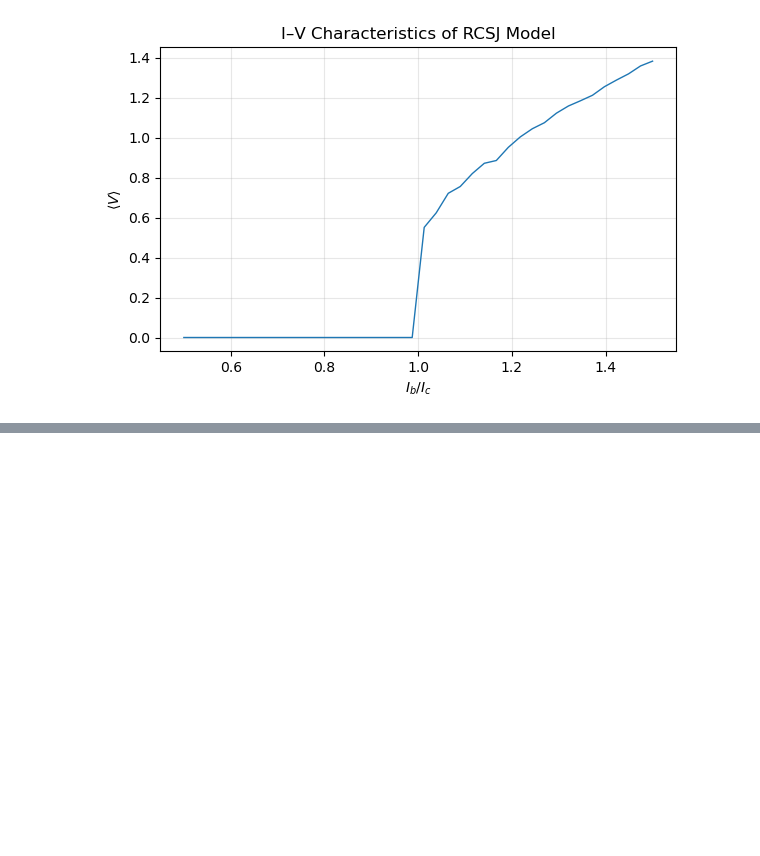
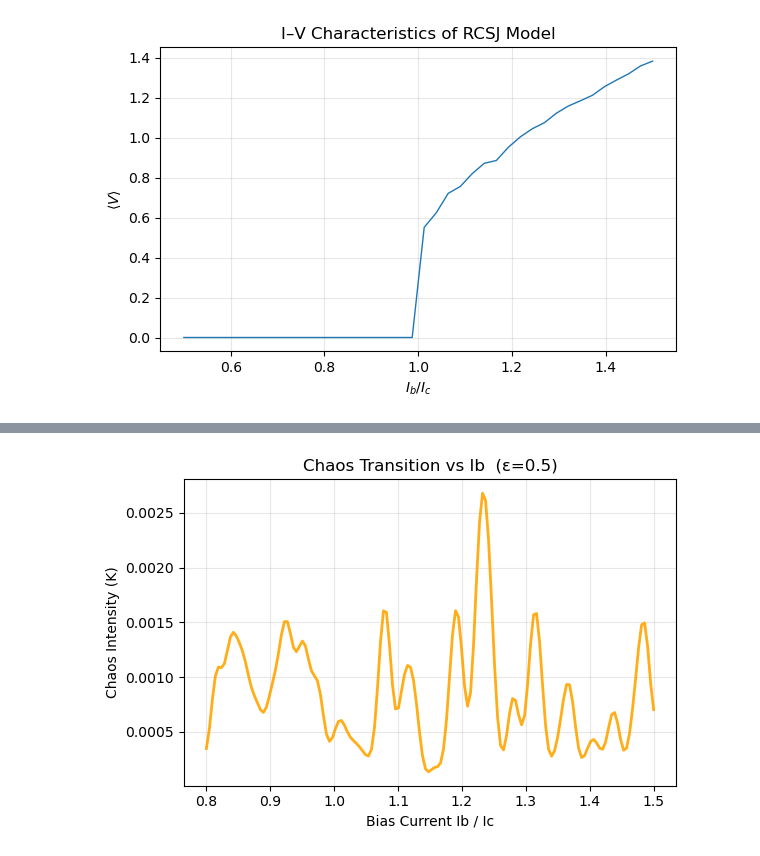
Before and after one commit to ehdwns0621-bot/Coupled-RCSJ-equations-for-a-DC_SQUID, a Jupyter notebook: 발표1.ipynb, the cells around one changed output, grey strips where cells are left out. Drawn from its saved outputs; the diff is of its cells as text; code cells hidden in the pictures; blank space fills up the shorter version.

```diff
--- a/발표1.ipynb
+++ b/발표1.ipynb
@@ -161,0 +181,32 @@ plt.show()
+# %%
+# -----------------------------
+# Ib sweep : chaos transition
+# -----------------------------
+def run_Ib_sweep(phi_ext=1.0, eps=0.5, n_points=150):
+    Ib_values = np.linspace(0.8, 1.5, n_points)
+    K_list = []
+
+    for Ib in Ib_values:
+        sol = solve_ivp(
+            squid_eps, (0, 800), [0, 0, 0, 0],
+            args=(phi_ext, eps, Ib),
+            t_eval=np.linspace(0, 800, 1800),
+            rtol=1e-6, atol=1e-8
+        )
+        V = (sol.y[1] + sol.y[3]) / 2
+        K_list.append(kstat_01(V))
+
+    K_smooth = gaussian_filter1d(K_list, sigma=2)
+
+    plt.figure(figsize=(6,4))
+    plt.plot(Ib_values, K_smooth, '-', lw=2.0, alpha=0.9, color='orange')
+    plt.xlabel('Bias Current Ib / Ic')
+    plt.ylabel('Chaos Intensity (K)')
+    plt.title(f'Chaos Transition vs Ib  (ε={eps})')
+    plt.grid(alpha=0.3)
+    plt.tight_layout()
+    plt.show()
+
+run_Ib_sweep()
+# %% [output]
+[figure, added]
```
Also changed, not shown: parts of 5 cells of this notebook.
